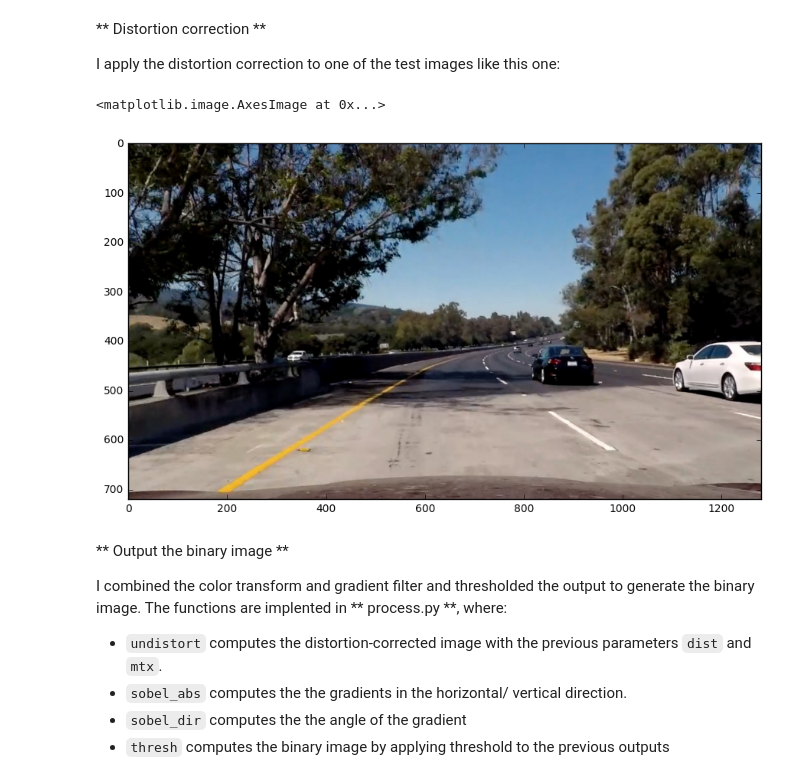
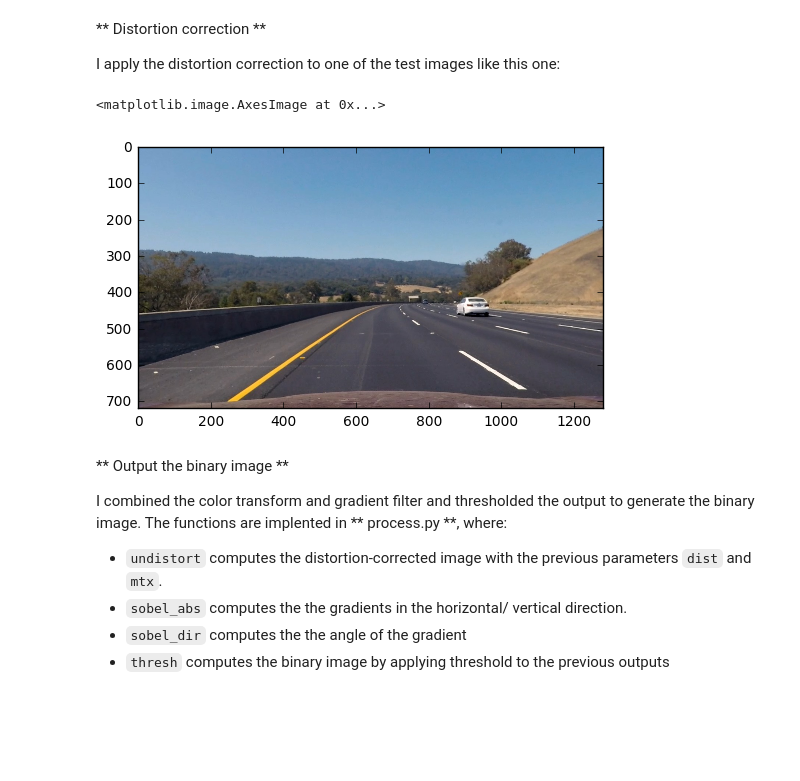
Before and after one commit to ab1153/CarND-Advanced-Lane-Lines, a Jupyter notebook: writeup.ipynb, the cells around one changed output. Drawn from its saved outputs; the diff is of its cells as text; code cells hidden in the pictures; blank space fills up the shorter version.

```diff
--- a/writeup.ipynb
+++ b/writeup.ipynb
@@ -39,15 +39,14 @@ ax[1].imshow(undist)
 
 I apply the distortion correction to one of the test images like this one:
 # %%
-test_file = 'test_images/test5.jpg'
+test_file = 'test_images/test3.jpg'
 test_img = cv2.imread(test_file)
 test_img = cv2.cvtColor(test_img, cv2.COLOR_BGR2RGB)
 undist_test_img = cv2.undistort(test_img, mtx, dist, None, mtx)
-plt.figure(figsize=(20,6))
 plt.imshow(undist_test_img)
 # %% [output]
 <matplotlib.image.AxesImage at 0x...>
-[figure, old version]
+[figure, new version]
 # %% [markdown]
 ** Output the binary image **
 
```
Also changed, not shown: parts of 11 cells of this notebook, 4 other files.
